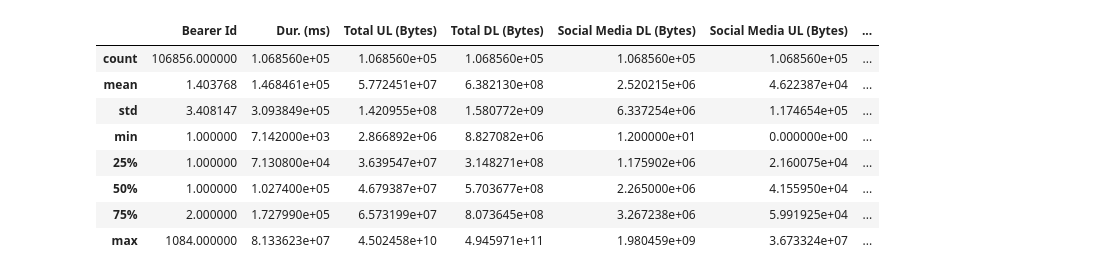
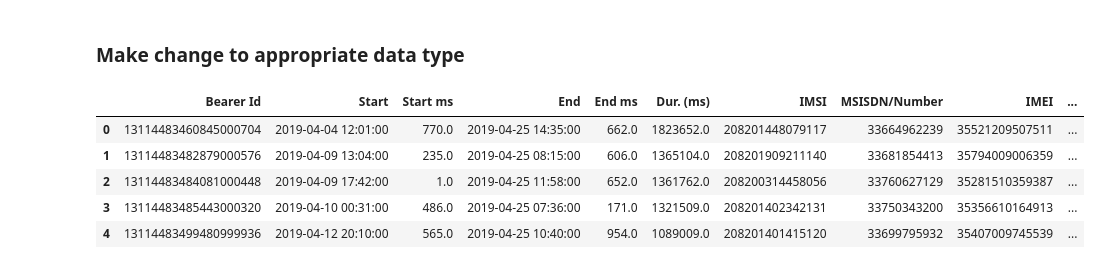
Before and after one commit to NatnaelSisay/Telecom_data_Analysis, a Jupyter notebook: notebooks/notebook_data_exploration.ipynb, the cells around one changed output. Drawn from its saved outputs; the diff is of its cells as text; code cells hidden in the pictures.

```diff
--- a/notebooks/notebook_data_exploration.ipynb
+++ b/notebooks/notebook_data_exploration.ipynb
@@ -91,4 +20,0 @@ KeyError: 'TCP DL Retrans. Vol (Bytes)'
-# %%
-# remove columns which have null value higher than 30%
-telecom_dataset = telecom_dataset.drop(get_column_with_most_null(telecom_dataset), axis=1)
-telecom_dataset.shape # droped almost 10 columns
@@ -97,3 +112,5 @@ telecom_dataset.shape # droped almost 10 columns
+# %%
+telecom_dataset.dropna(subset = ["Bearer Id", "MSISDN/Number"], inplace=True)
 # %%
 # check the new null values
 telecom_dataset.isnull().sum()
@@ -308,12 +134,0 @@ memory usage: 15.5 MB
-# %%
-users_data.describe()
-# %% [output]
-|  | Bearer Id | Dur. (ms) | Total UL (Bytes) | Total DL (Bytes) | Social Media DL (Bytes) | Social Media UL (Bytes) | ... |
-| count | 106856.000000 | 1.068560e+05 | 1.068560e+05 | 1.068560e+05 | 1.068560e+05 | 1.068560e+05 | ... |
-| mean | 1.403768 | 1.468461e+05 | 5.772451e+07 | 6.382130e+08 | 2.520215e+06 | 4.622387e+04 | ... |
-| std | 3.408147 | 3.093849e+05 | 1.420955e+08 | 1.580772e+09 | 6.337254e+06 | 1.174654e+05 | ... |
-| min | 1.000000 | 7.142000e+03 | 2.866892e+06 | 8.827082e+06 | 1.200000e+01 | 0.000000e+00 | ... |
-| 25% | 1.000000 | 7.130800e+04 | 3.639547e+07 | 3.148271e+08 | 1.175902e+06 | 2.160075e+04 | ... |
-| 50% | 1.000000 | 1.027400e+05 | 4.679387e+07 | 5.703677e+08 | 2.265000e+06 | 4.155950e+04 | ... |
-| 75% | 2.000000 | 1.727990e+05 | 6.573199e+07 | 8.073645e+08 | 3.267238e+06 | 5.991925e+04 | ... |
-| max | 1084.000000 | 8.133623e+07 | 4.502458e+10 | 4.945971e+11 | 1.980459e+09 | 3.673324e+07 | ... |
@@ -324,0 +135,26 @@ sns.pairplot(telecom_dataset, hue='Handset Type', height=3)
+# %% [markdown]
+### Make change to appropriate data type
+# %%
+def convert_to_string(column):
+    column = column.apply(lambda x: '{:.0f}'.format(x))
+    column.astype('str')
+    return column
+
+telecom_dataset['Bearer Id'] = convert_to_string(telecom_dataset['Bearer Id'])
+telecom_dataset['MSISDN/Number'] = convert_to_string(telecom_dataset['MSISDN/Number'])
+telecom_dataset['IMSI'] = convert_to_string(telecom_dataset['IMSI'])
+telecom_dataset['IMEI'] = convert_to_string(telecom_dataset['IMEI'])
+
+telecom_dataset["Start"]=pd.to_datetime(telecom_dataset["Start"], format='%m/%d/%Y %H:%M', errors='coerce')
+telecom_dataset["End"]=pd.to_datetime(telecom_dataset["End"], format='%m/%d/%Y %H:%M', errors='coerce')
+
+telecom_dataset['Handset Manufacturer'] = telecom_dataset['Handset Manufacturer'].astype('str')
+telecom_dataset['Last Location Name'] = telecom_dataset['Last Location Name'].astype('str')
+telecom_dataset.head()
+# %% [output]
+|  | Bearer Id | Start | Start ms | End | End ms | Dur. (ms) | IMSI | MSISDN/Number | IMEI | ... |
+| 0 | 13114483460845000704 | 2019-04-04 12:01:00 | 770.0 | 2019-04-25 14:35:00 | 662.0 | 1823652.0 | 208201448079117 | 33664962239 | 35521209507511 | ... |
+| 1 | 13114483482879000576 | 2019-04-09 13:04:00 | 235.0 | 2019-04-25 08:15:00 | 606.0 | 1365104.0 | 208201909211140 | 33681854413 | 35794009006359 | ... |
+| 2 | 13114483484081000448 | 2019-04-09 17:42:00 | 1.0 | 2019-04-25 11:58:00 | 652.0 | 1361762.0 | 208200314458056 | 33760627129 | 35281510359387 | ... |
+| 3 | 13114483485443000320 | 2019-04-10 00:31:00 | 486.0 | 2019-04-25 07:36:00 | 171.0 | 1321509.0 | 208201402342131 | 33750343200 | 35356610164913 | ... |
+| 4 | 13114483499480999936 | 2019-04-12 20:10:00 | 565.0 | 2019-04-25 10:40:00 | 954.0 | 1089009.0 | 208201401415120 | 33699795932 | 35407009745539 | ... |
```
Also changed, not shown: parts of 33 cells of this notebook, 2 other files.
